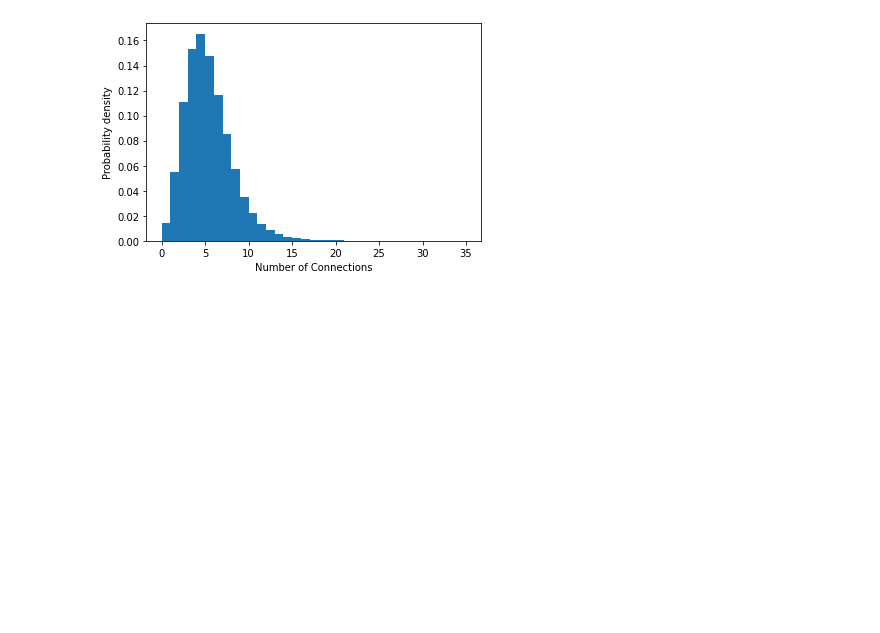
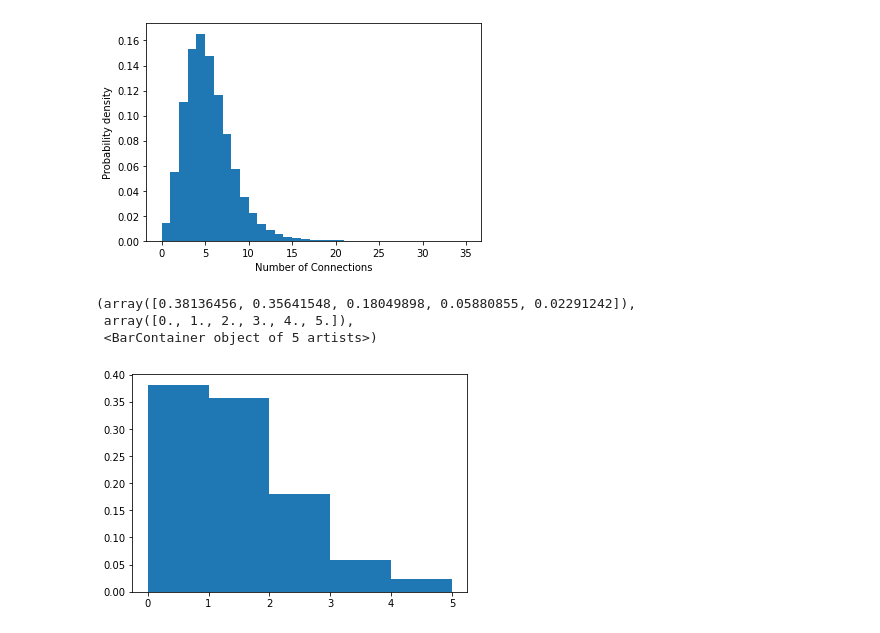
Before and after one commit to LukeMurrayKearney/MSc-Project-Network-Model-Rust-, a Jupyter notebook: model_analysis/random_graph_analysis.ipynb, the cells around one changed output. Drawn from its saved outputs; the diff is of its cells as text; code cells hidden in the pictures; blank space fills up the shorter version.

```diff
--- a/model_analysis/random_graph_analysis.ipynb
+++ b/model_analysis/random_graph_analysis.ipynb
@@ -72,3 +82,12 @@ plt.savefig('../../../figures/random_graph_model_figs/connection_dist_SBM')
 plt.show()
 # %% [output]
 [figure]
+# %%
+simulation_data = np.genfromtxt('../../../csv/test2.csv', delimiter=',')
+# %%
+plt.hist(simulation_data, bins=list(range(0,int(max(simulation_data)))), density=True)
+# %% [output]
+(array([0.38136456, 0.35641548, 0.18049898, 0.05880855, 0.02291242]),
+ array([0., 1., 2., 3., 4., 5.]),
+ <BarContainer object of 5 artists>)
+[figure, added]
```
Also changed, not shown: parts of 6 cells of this notebook, 7 other files.
